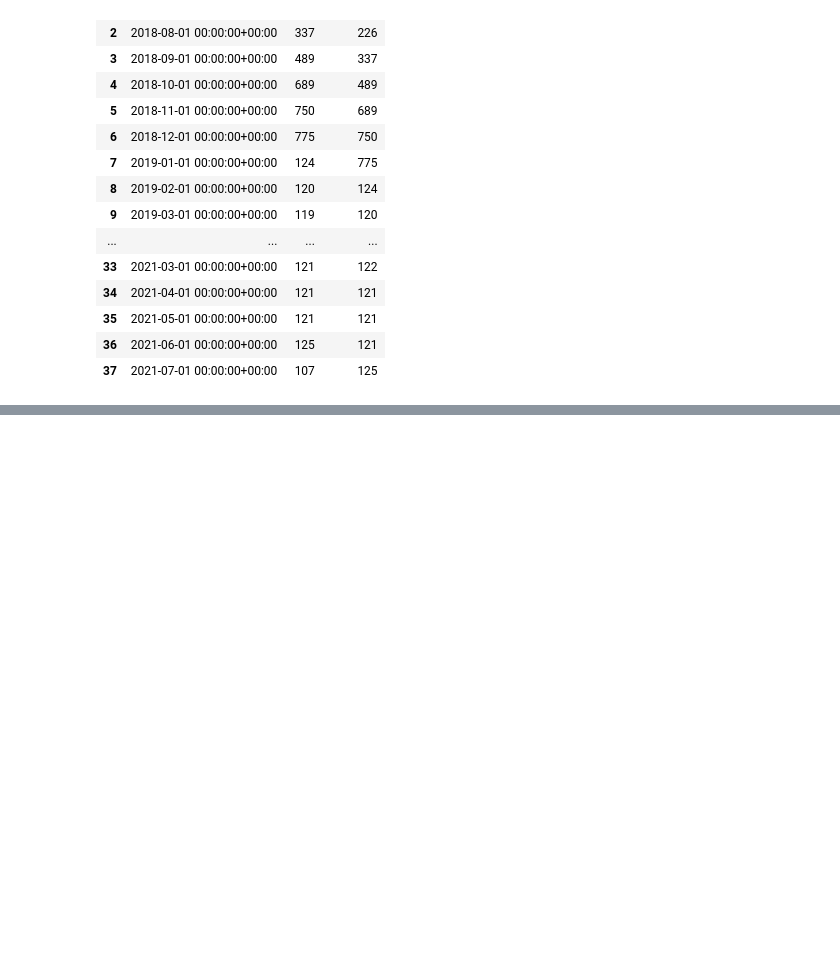
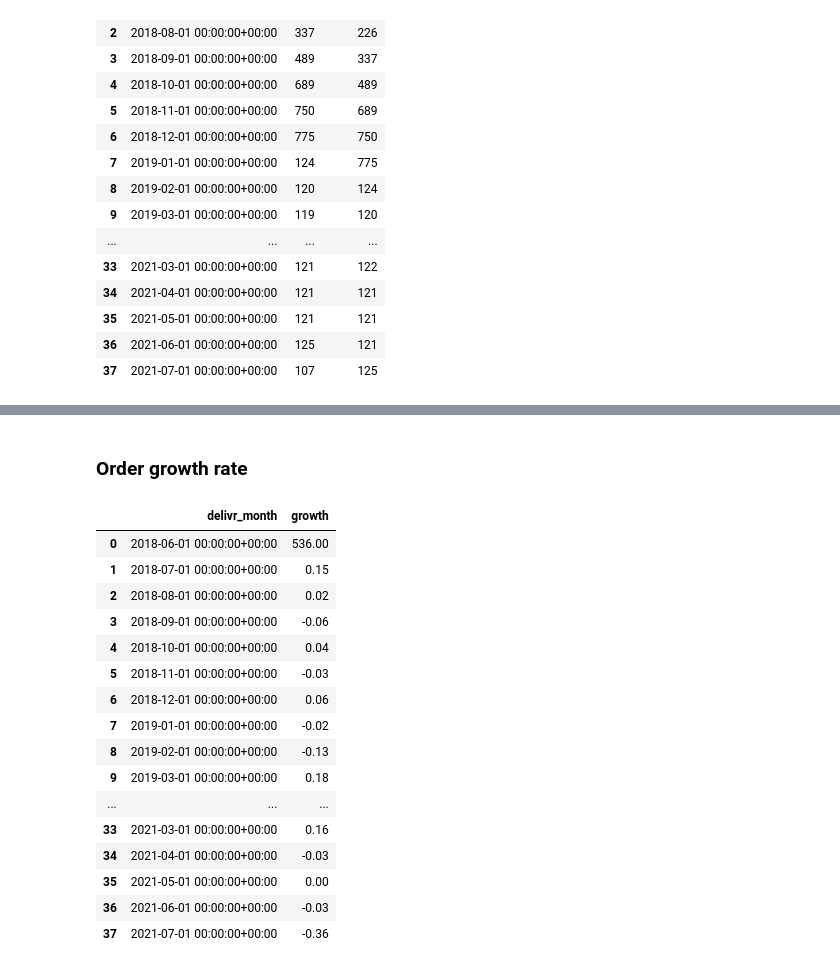
Before and after one commit to Akotovets1/Performance-analysis-subscription-service, a Jupyter notebook: notebook.ipynb, the cells around one changed output, grey strips where cells are left out. Saved outputs shown, nothing was run; the diff lists cells and outputs as text; code cells hidden in the pictures; blank space fills up the shorter version.

```diff
--- a/notebook.ipynb
+++ b/notebook.ipynb
@@ -411,0 +465,47 @@ ORDER BY delivr_month ASC;
+# %% [markdown]
+### Order growth rate
+# %%
+WITH orders AS (
+  SELECT
+    DATE_TRUNC('month', order_date) :: DATE AS delivr_month,
+    --  Count the unique order IDs
+    COUNT(DISTINCT order_id) AS orders
+  FROM orders_modified_greater_variation.csv
+  GROUP BY delivr_month),
+
+
+  orders_with_lag AS (
+  SELECT
+    delivr_month,
+    -- Fetch each month's current and previous orders
+    orders,
+    COALESCE(LAG(orders) OVER(ORDER BY delivr_month ASC),
+    1) AS last_orders
+  FROM orders)
+
+SELECT
+  delivr_month,
+  -- Calculate the MoM order growth rate
+  ROUND(
+    (orders-last_orders) ::NUMERIC / last_orders,
+  2) AS growth
+FROM orders_with_lag
+ORDER BY delivr_month ASC;
+# %% [output]
+|  | delivr_month | growth |
+| 0 | 2018-06-01 00:00:00+00:00 | 536.00 |
+| 1 | 2018-07-01 00:00:00+00:00 | 0.15 |
+| 2 | 2018-08-01 00:00:00+00:00 | 0.02 |
+| 3 | 2018-09-01 00:00:00+00:00 | -0.06 |
+| 4 | 2018-10-01 00:00:00+00:00 | 0.04 |
+| 5 | 2018-11-01 00:00:00+00:00 | -0.03 |
+| 6 | 2018-12-01 00:00:00+00:00 | 0.06 |
+| 7 | 2019-01-01 00:00:00+00:00 | -0.02 |
+| 8 | 2019-02-01 00:00:00+00:00 | -0.13 |
+| 9 | 2019-03-01 00:00:00+00:00 | 0.18 |
+| ... | ... | ... |
+| 33 | 2021-03-01 00:00:00+00:00 | 0.16 |
+| 34 | 2021-04-01 00:00:00+00:00 | -0.03 |
+| 35 | 2021-05-01 00:00:00+00:00 | 0.00 |
+| 36 | 2021-06-01 00:00:00+00:00 | -0.03 |
+| 37 | 2021-07-01 00:00:00+00:00 | -0.36 |
```
Also changed, not shown: parts of 6 cells of this notebook.
